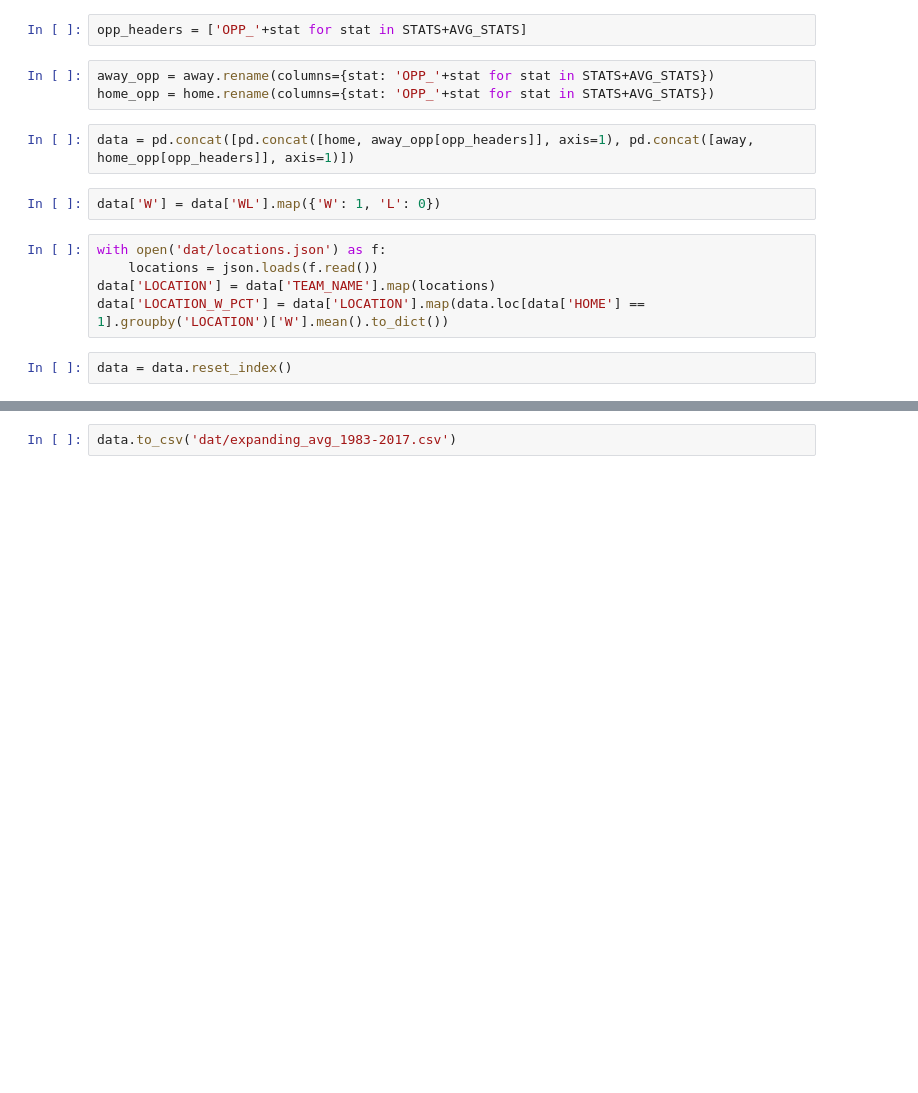
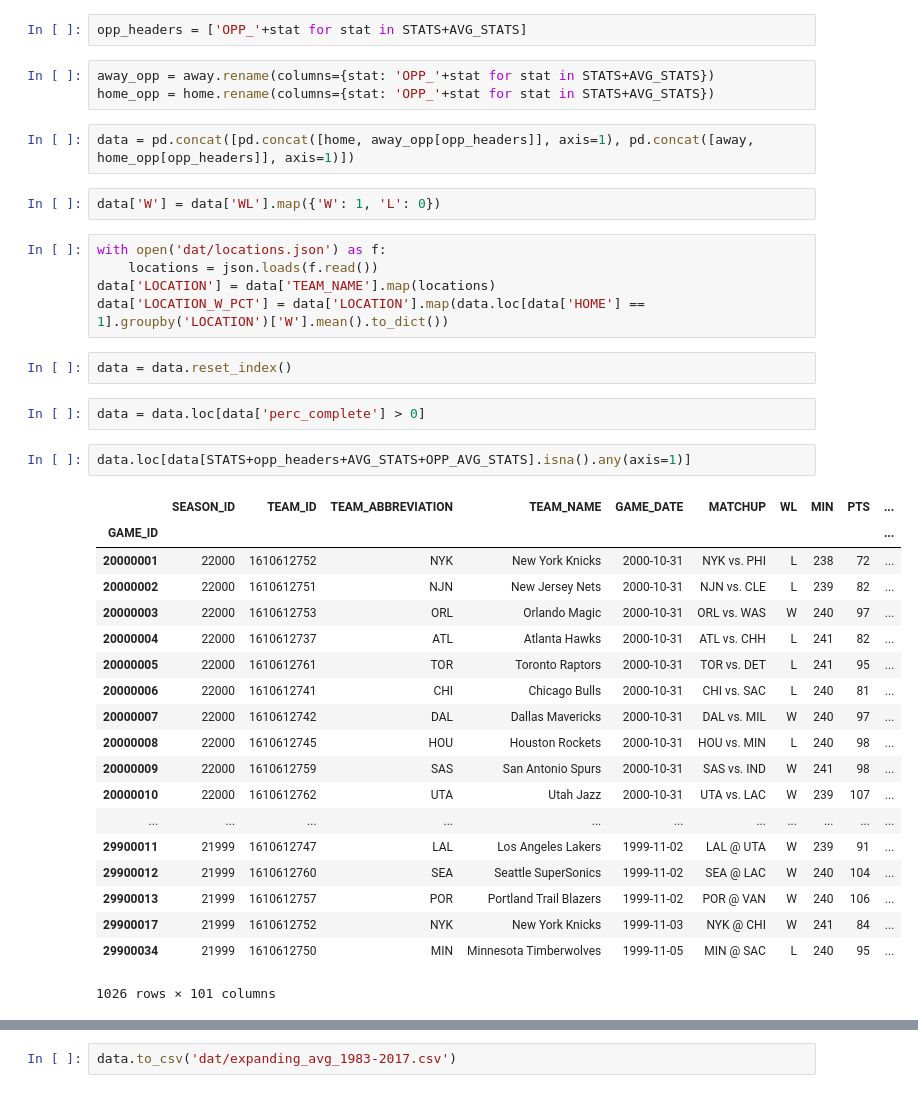
Before and after one commit to mefortunato/nbastats, a Jupyter notebook: clean-data.ipynb, the cells around one changed output, grey strips where cells are left out. Drawn from its saved outputs; the diff is of its cells as text; blank space fills up the shorter version.

```diff
--- a/clean-data.ipynb
+++ b/clean-data.ipynb
@@ -79,4 +106,28 @@ data['LOCATION'] = data['TEAM_NAME'].map(locations)
 data['LOCATION_W_PCT'] = data['LOCATION'].map(data.loc[data['HOME'] == 1].groupby('LOCATION')['W'].mean().to_dict())
 # %%
 data = data.reset_index()
+# %%
+data = data.loc[data['perc_complete'] > 0]
+# %%
+data.loc[data[STATS+opp_headers+AVG_STATS+OPP_AVG_STATS].isna().any(axis=1)]
+# %% [output]
+|  | SEASON_ID | TEAM_ID | TEAM_ABBREVIATION | TEAM_NAME | GAME_DATE | MATCHUP | WL | MIN | PTS | ... |
+| GAME_ID |  |  |  |  |  |  |  |  |  | ... |
+| 20000001 | 22000 | 1610612752 | NYK | New York Knicks | 2000-10-31 | NYK vs. PHI | L | 238 | 72 | ... |
+| 20000002 | 22000 | 1610612751 | NJN | New Jersey Nets | 2000-10-31 | NJN vs. CLE | L | 239 | 82 | ... |
+| 20000003 | 22000 | 1610612753 | ORL | Orlando Magic | 2000-10-31 | ORL vs. WAS | W | 240 | 97 | ... |
+| 20000004 | 22000 | 1610612737 | ATL | Atlanta Hawks | 2000-10-31 | ATL vs. CHH | L | 241 | 82 | ... |
+| 20000005 | 22000 | 1610612761 | TOR | Toronto Raptors | 2000-10-31 | TOR vs. DET | L | 241 | 95 | ... |
+| 20000006 | 22000 | 1610612741 | CHI | Chicago Bulls | 2000-10-31 | CHI vs. SAC | L | 240 | 81 | ... |
+| 20000007 | 22000 | 1610612742 | DAL | Dallas Mavericks | 2000-10-31 | DAL vs. MIL | W | 240 | 97 | ... |
+| 20000008 | 22000 | 1610612745 | HOU | Houston Rockets | 2000-10-31 | HOU vs. MIN | L | 240 | 98 | ... |
+| 20000009 | 22000 | 1610612759 | SAS | San Antonio Spurs | 2000-10-31 | SAS vs. IND | W | 241 | 98 | ... |
+| 20000010 | 22000 | 1610612762 | UTA | Utah Jazz | 2000-10-31 | UTA vs. LAC | W | 239 | 107 | ... |
+| ... | ... | ... | ... | ... | ... | ... | ... | ... | ... | ... |
+| 29900011 | 21999 | 1610612747 | LAL | Los Angeles Lakers | 1999-11-02 | LAL @ UTA | W | 239 | 91 | ... |
+| 29900012 | 21999 | 1610612760 | SEA | Seattle SuperSonics | 1999-11-02 | SEA @ LAC | W | 240 | 104 | ... |
+| 29900013 | 21999 | 1610612757 | POR | Portland Trail Blazers | 1999-11-02 | POR @ VAN | W | 240 | 106 | ... |
+| 29900017 | 21999 | 1610612752 | NYK | New York Knicks | 1999-11-03 | NYK @ CHI | W | 241 | 84 | ... |
+| 29900034 | 21999 | 1610612750 | MIN | Minnesota Timberwolves | 1999-11-05 | MIN @ SAC | L | 240 | 95 | ... |
+1026 rows × 101 columns
 # %%
```
Also changed, not shown: parts of 13 cells of this notebook, 1 other file.
